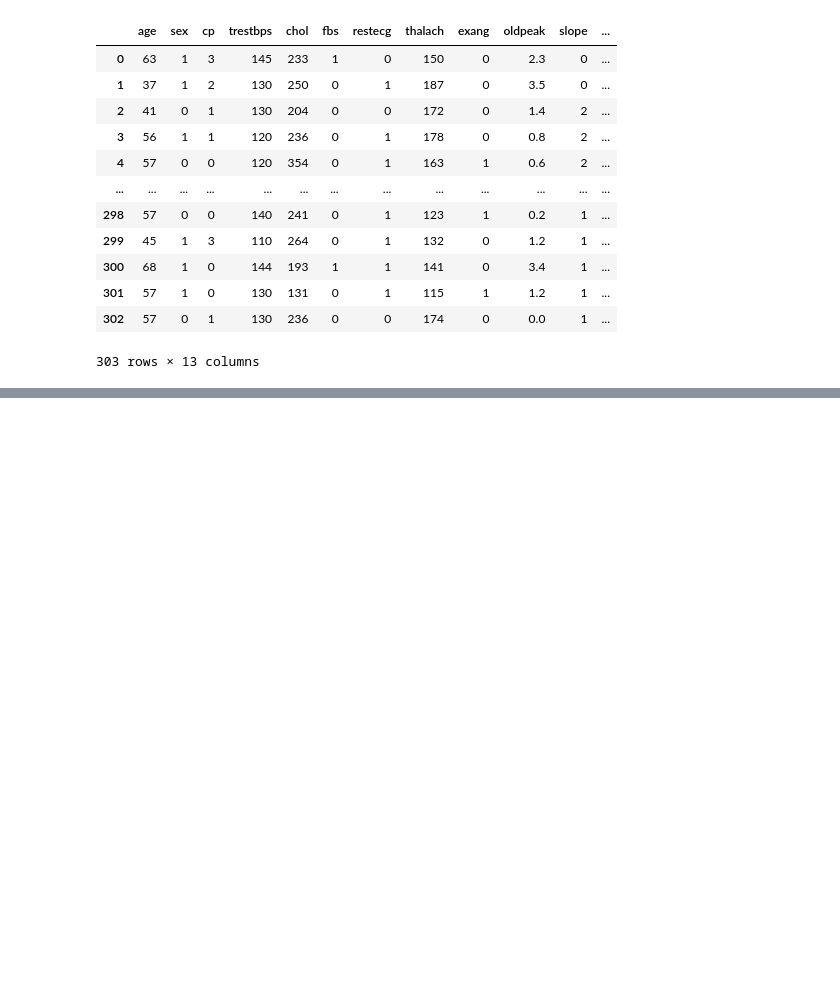
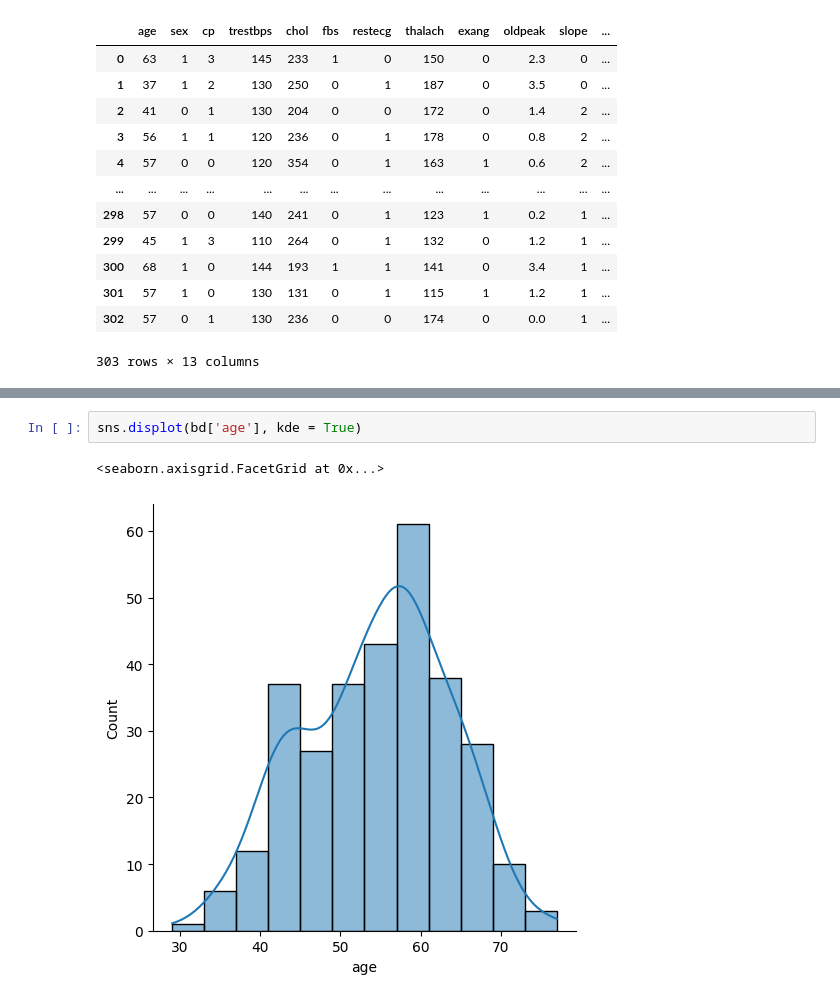
Before and after one commit to vitor1209/AnalisaAI, a Jupyter notebook: main.ipynb, the cells around one changed output, grey strips where cells are left out. Saved outputs shown, nothing was run; the diff lists cells and outputs as text; blank space fills up the shorter version.

```diff
--- a/main.ipynb
+++ b/main.ipynb
@@ -82,0 +126,5 @@ bd.drop('target' , axis=1)
+# %%
+sns.displot(bd['age'], kde = True)
+# %% [output]
+<seaborn.axisgrid.FacetGrid at 0x...>
+[figure, added]
```
Also changed, not shown: parts of 5 cells of this notebook, 1 other file.
